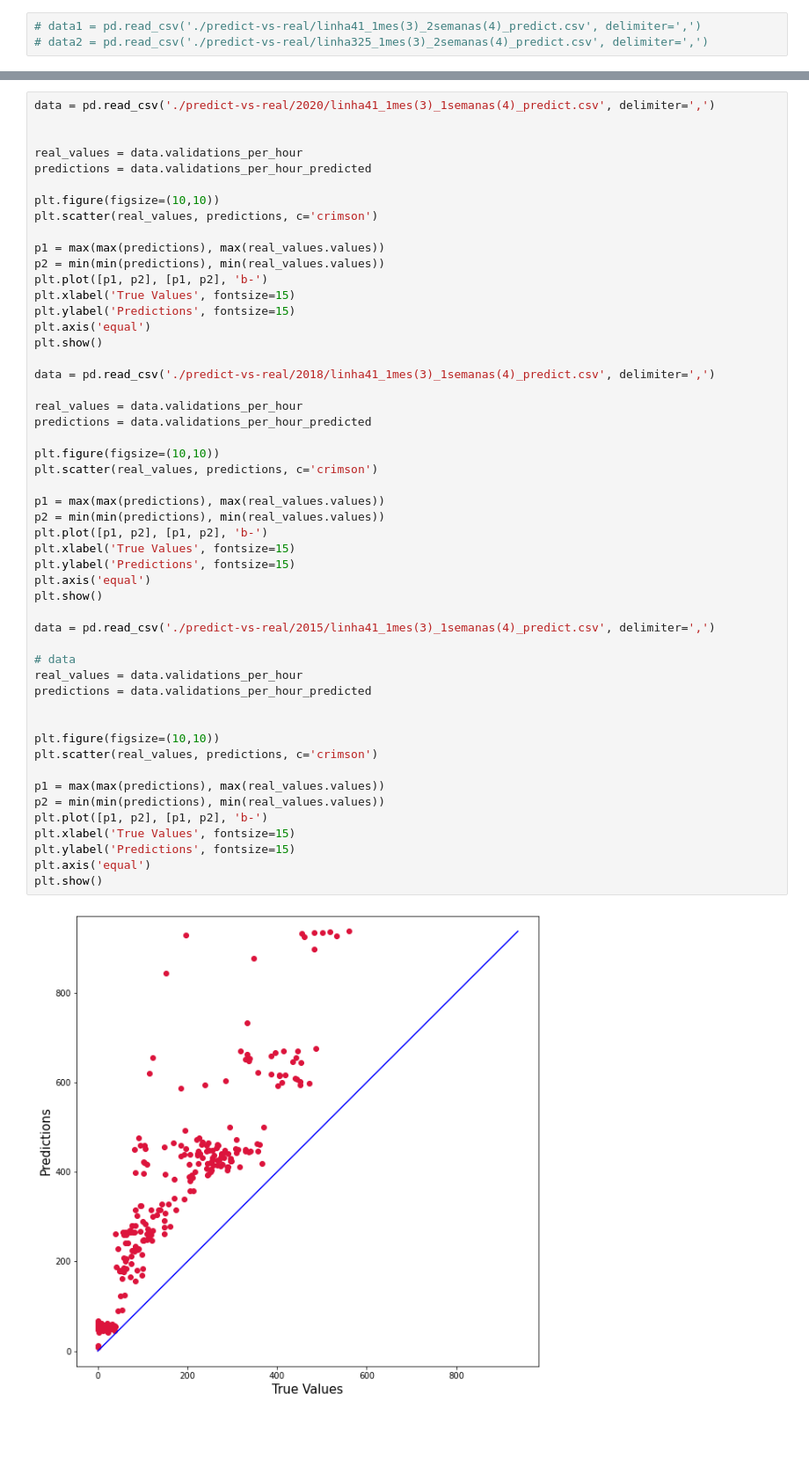
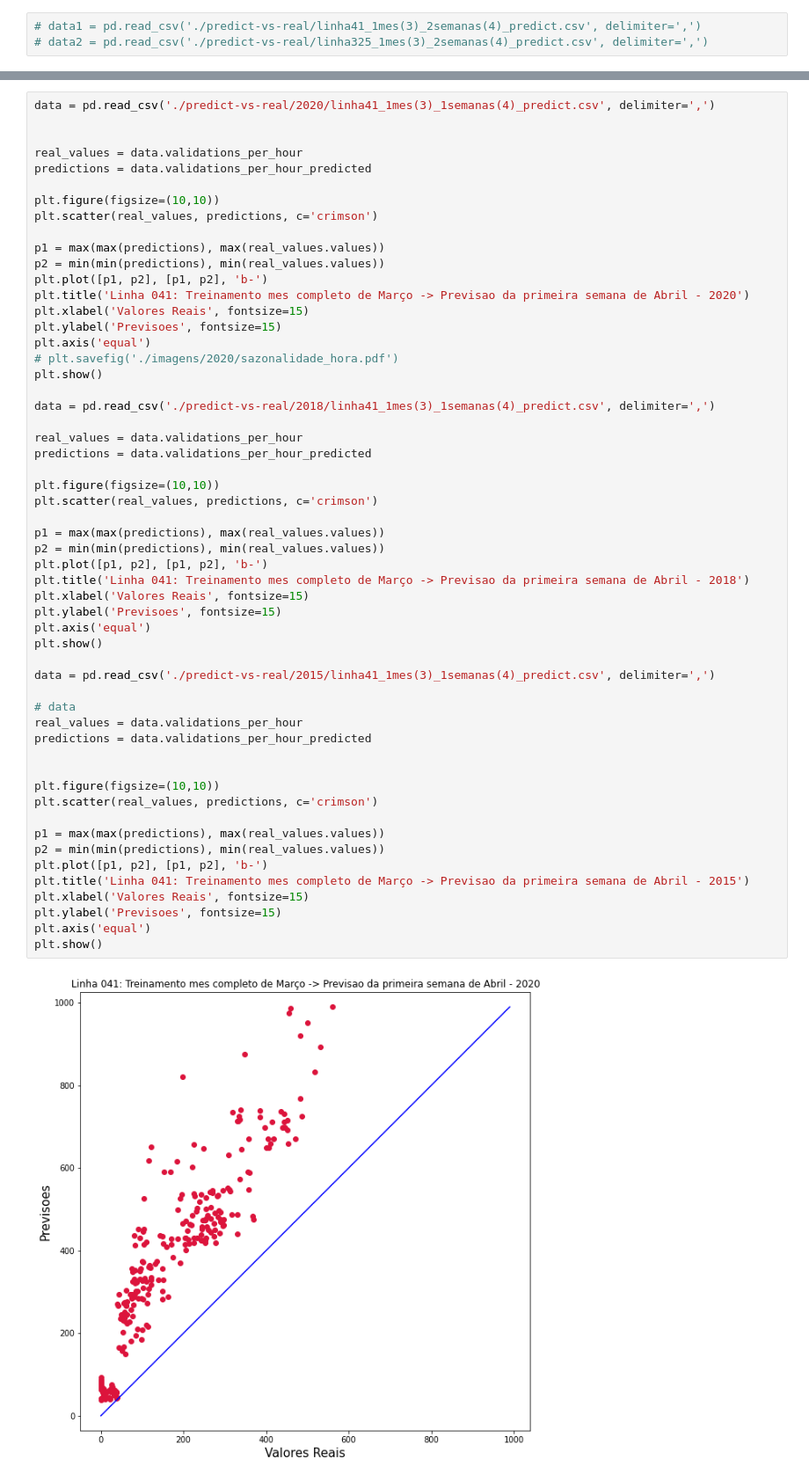
Before and after one commit to medeirosvictor/ds-mobilidade-urbana-fortaleza, a Jupyter notebook: Resultados.ipynb, the cells around one changed output, grey strips where cells are left out. Shown at 88% size. Drawn from its saved outputs; the diff is of its cells as text; blank space fills up the shorter version.

```diff
--- a/Resultados.ipynb
+++ b/Resultados.ipynb
@@ -44,43 +42,47 @@ plt.scatter(real_values, predictions, c='crimson')
 p1 = max(max(predictions), max(real_values.values))
 p2 = min(min(predictions), min(real_values.values))
 plt.plot([p1, p2], [p1, p2], 'b-')
-plt.xlabel('True Values', fontsize=15)
-plt.ylabel('Predictions', fontsize=15)
+plt.title('Linha 041: Treinamento mes completo de Março -> Previsao da primeira semana de Abril - 2020')
+plt.xlabel('Valores Reais', fontsize=15)
+plt.ylabel('Previsoes', fontsize=15)
 plt.axis('equal')
+# plt.savefig('./imagens/2020/sazonalidade_hora.pdf')
 plt.show()
 
 data = pd.read_csv('./predict-vs-real/2018/linha41_1mes(3)_1semanas(4)_predict.csv', delimiter=',')
 
 real_values = data.validations_per_hour
 predictions = data.validations_per_hour_predicted
 
 plt.figure(figsize=(10,10))
 plt.scatter(real_values, predictions, c='crimson')
 
 p1 = max(max(predictions), max(real_values.values))
 p2 = min(min(predictions), min(real_values.values))
 plt.plot([p1, p2], [p1, p2], 'b-')
-plt.xlabel('True Values', fontsize=15)
-plt.ylabel('Predictions', fontsize=15)
+plt.title('Linha 041: Treinamento mes completo de Março -> Previsao da primeira semana de Abril - 2018')
+plt.xlabel('Valores Reais', fontsize=15)
+plt.ylabel('Previsoes', fontsize=15)
 plt.axis('equal')
 plt.show()
 
 data = pd.read_csv('./predict-vs-real/2015/linha41_1mes(3)_1semanas(4)_predict.csv', delimiter=',')
 
 # data
 real_values = data.validations_per_hour
 predictions = data.validations_per_hour_predicted
 
 
 plt.figure(figsize=(10,10))
 plt.scatter(real_values, predictions, c='crimson')
 
 p1 = max(max(predictions), max(real_values.values))
 p2 = min(min(predictions), min(real_values.values))
 plt.plot([p1, p2], [p1, p2], 'b-')
-plt.xlabel('True Values', fontsize=15)
-plt.ylabel('Predictions', fontsize=15)
+plt.title('Linha 041: Treinamento mes completo de Março -> Previsao da primeira semana de Abril - 2015')
+plt.xlabel('Valores Reais', fontsize=15)
+plt.ylabel('Previsoes', fontsize=15)
 plt.axis('equal')
 plt.show()
 # %% [output]
-[figure, old version]
+[figure, new version]
```
Also changed, not shown: parts of 6 cells of this notebook, 8 other files.
